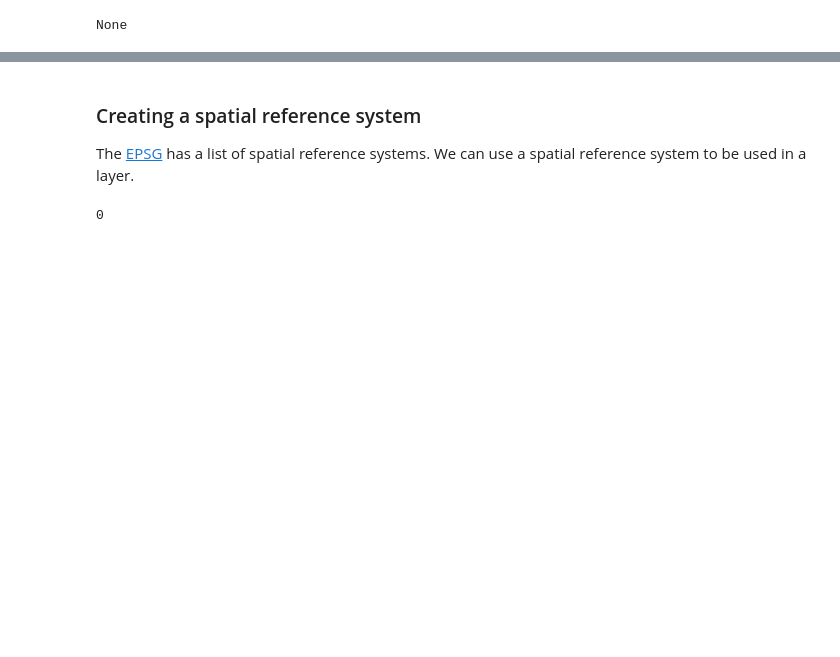
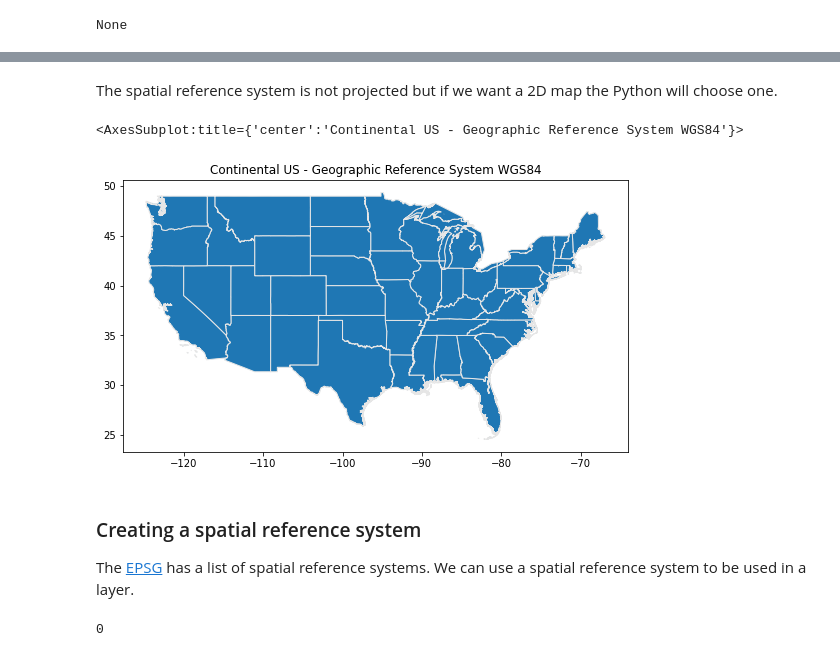
Before and after one commit to luigiselmi/geoscience, a Jupyter notebook: geospatial_vector_data.ipynb, the cells around one changed output, grey strips where cells are left out. Saved outputs shown, nothing was run; the diff lists cells and outputs as text; code cells hidden in the pictures; blank space fills up the shorter version.

```diff
--- a/geospatial_vector_data.ipynb
+++ b/geospatial_vector_data.ipynb
@@ -1195,6 +1139,8 @@ A datum defines the shape of the Earth, sphere, ellipsoid, geoid. A (geographic)
 # %%
-ds = ogr.Open(r'data\US\states_48.shp')
-print(ds.GetLayer().GetSpatialRef())
+path = 'data/vector/US/states_48.shp'
+ds = ogr.Open(path)
+sr = ds.GetLayer().GetSpatialRef()
+print(sr)
 # %% [output]
 GEOGCS["NAD83",
     DATUM["North_American_Datum_1983",
@@ -1216,0 +1165,3 @@ None
+# %%
+us48_gdf = gpd.read_file(path)
+us48_gdf.crs
@@ -1217,3 +1180,12 @@ None
+# %% [markdown]
+The spatial reference system is not projected but if we want a 2D map the Python will choose one.
+# %%
+fig, ax = plt.subplots(1, figsize=(10, 5))
+ax.set_title('Continental US - Geographic Reference System WGS84')
+us48_gdf.plot(ax=ax, edgecolor='0.9')
+# %% [output]
+<AxesSubplot:title={'center':'Continental US - Geographic Reference System WGS84'}>
+[figure, added]
 # %% [markdown]
 ### Creating a spatial reference system
 The [EPSG](https://epsg.io) has a list of spatial reference systems. We can use a spatial reference system to be used in a layer.
```
Also changed, not shown: parts of 100 cells of this notebook, 1 other file.
